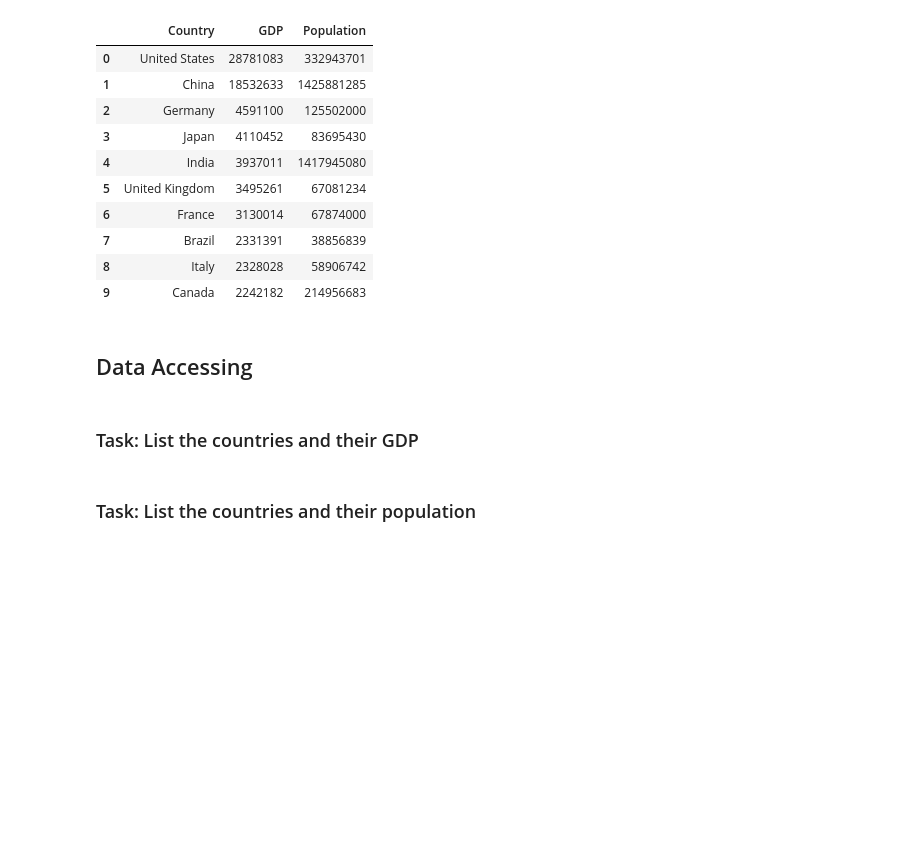
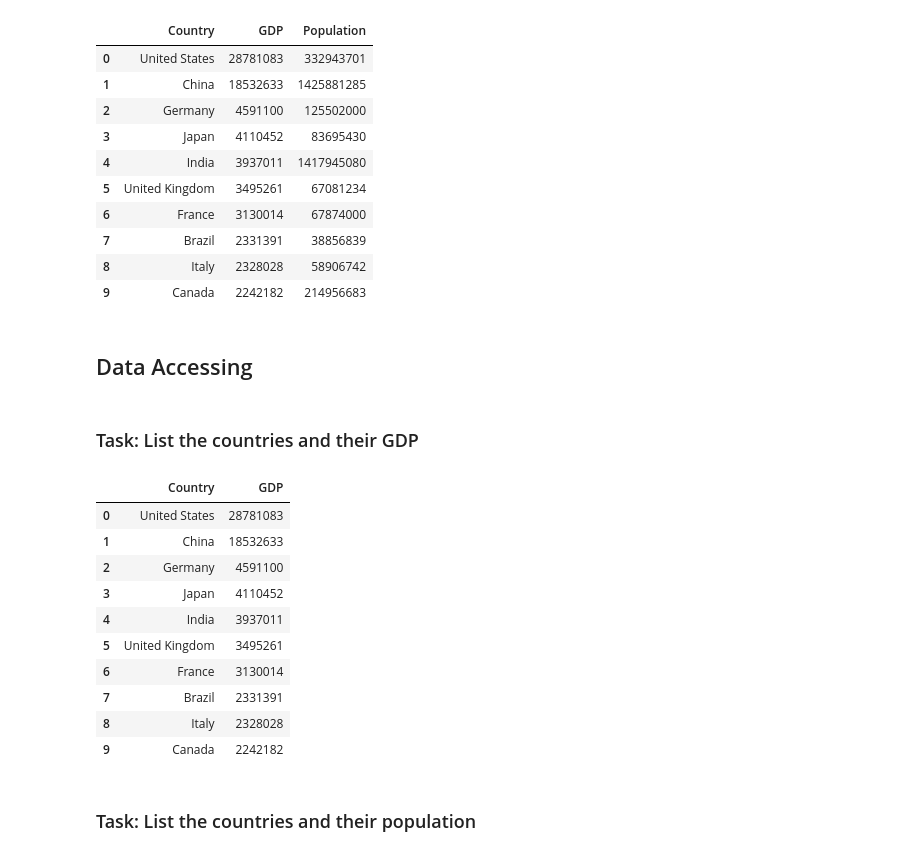
Before and after one commit to Miltontn7677/Hello_World, a Jupyter notebook: C1_M4_Pandas_Lab.ipynb, the cells around one changed output. Cells and saved outputs as stored; diff of their text form; code cells hidden in the pictures; blank space fills up the shorter version.

```diff
--- a/C1_M4_Pandas_Lab.ipynb
+++ b/C1_M4_Pandas_Lab.ipynb
@@ -49,6 +49,20 @@ df1
 ### Task: List the countries and their GDP
 # %%
 # Your code is here
+df8=df1[['Country','GDP']]
+df8
+# %% [output]
+|  | Country | GDP |
+| 0 | United States | 28781083 |
+| 1 | China | 18532633 |
+| 2 | Germany | 4591100 |
+| 3 | Japan | 4110452 |
+| 4 | India | 3937011 |
+| 5 | United Kingdom | 3495261 |
+| 6 | France | 3130014 |
+| 7 | Brazil | 2331391 |
+| 8 | Italy | 2328028 |
+| 9 | Canada | 2242182 |
 # %% [markdown]
 ### Task: List the countries and their population
 # %%
```
Also changed, not shown: parts of 2 cells of this notebook.
